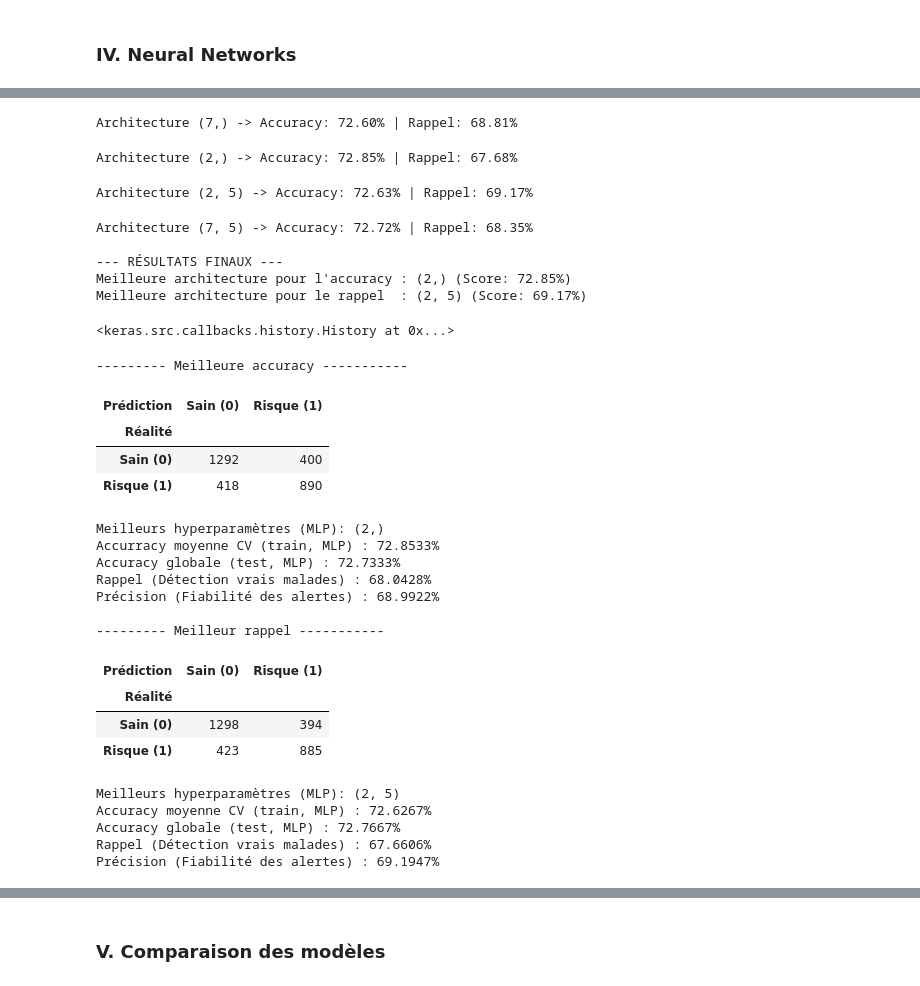
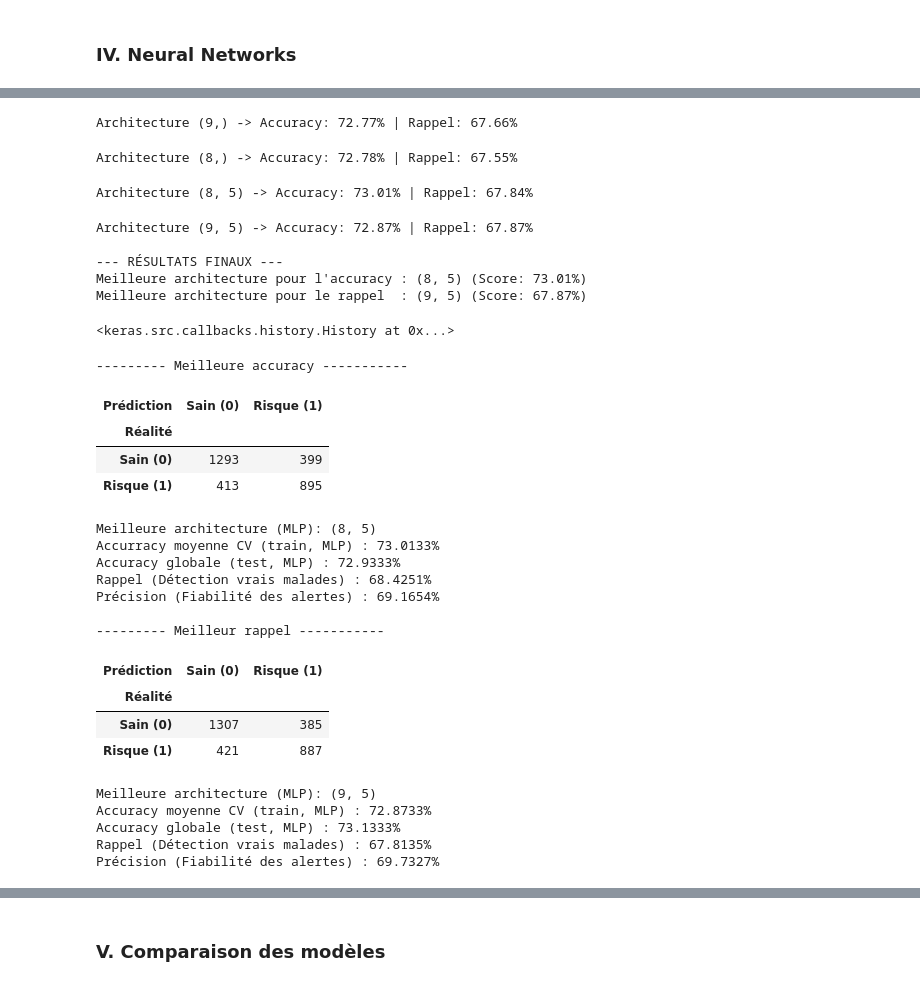
Before and after one commit to clairesn23/machine_learning, a Jupyter notebook: Projet_Python.ipynb, the cells around one changed output, grey strips where cells are left out. Saved outputs shown, nothing was run; the diff lists cells and outputs as text; code cells hidden in the pictures.

```diff
--- a/Projet_Python.ipynb
+++ b/Projet_Python.ipynb
@@ -844,10 +838,4 @@ WARNING:tensorflow:TensorFlow GPU support is not available on native Windows for
 # %%
-#########################################
-# Changer la couche de sortie et re run #
-#########################################
-
-
-
 # Nous cherchons maintenant à savoir si ajouter des couches permet d'obtenir de meilleurs scores
 architectures_a_tester = [(n_hidden_best_rap,), (n_hidden_best_acc,), (n_hidden_best_acc, 5), (n_hidden_best_rap, 5)]
 
@@ -867,15 +855,15 @@ for plan in architectures_a_tester:
             for nb_neurones in plan[1:]:
                 keras_model.add(Dense(nb_neurones, activation='sigmoid'))
 
-        keras_model.add(Dense(n_classes, activation='softmax'))  # keras_model.add(Dense(1, activation='sigmoid'))
+        keras_model.add(Dense(1, activation='sigmoid'))
 
         # Compilation & Entraînement
-        keras_model.compile(optimizer=SGD(learning_rate=0.3), loss='categorical_crossentropy')  # Plutot binary_crossentropy
-        keras_model.fit(Xr_train_c, to_categorical(y_train_c), epochs=15, batch_size=32, verbose=0) # Enlever to_categorical
+        keras_model.compile(optimizer=SGD(learning_rate=0.3), loss='binary_crossentropy')
+        keras_model.fit(Xr_train_c, y_train_c, epochs=15, batch_size=32, verbose=0)
 
         # Prédictions
         y_pred_prob = keras_model.predict(Xr_test_c, verbose=0)
-        y_pred_classes = np.argmax(y_pred_prob, axis=1)
+        y_pred_classes = (y_pred_prob > 0.5).astype(int)
 
         # Calcul des métriques
         acc = accuracy_score(y_test_c, y_pred_classes)
@@ -899,20 +887,15 @@ print("\n--- RÉSULTATS FINAUX ---")
 print(f"Meilleure architecture pour l'accuracy : {meilleur_plan_acc['plan']} (Score: {meilleur_plan_acc['acc']*100:.2f}%)")
 print(f"Meilleure architecture pour le rappel  : {meilleur_plan_rec['plan']} (Score: {meilleur_plan_rec['rec']*100:.2f}%)")
 # %% [output]
-Architecture (7,) -> Accuracy: 72.60% | Rappel: 68.81%
+Architecture (9,) -> Accuracy: 72.77% | Rappel: 67.66%
-Architecture (2,) -> Accuracy: 72.85% | Rappel: 67.68%
+Architecture (8,) -> Accuracy: 72.78% | Rappel: 67.55%
-Architecture (2, 5) -> Accuracy: 72.63% | Rappel: 69.17%
+Architecture (8, 5) -> Accuracy: 73.01% | Rappel: 67.84%
-Architecture (7, 5) -> Accuracy: 72.72% | Rappel: 68.35%
+Architecture (9, 5) -> Accuracy: 72.87% | Rappel: 67.87%
 
 --- RÉSULTATS FINAUX ---
-Meilleure architecture pour l'accuracy : (2,) (Score: 72.85%)
-Meilleure architecture pour le rappel  : (2, 5) (Score: 69.17%)
+Meilleure architecture pour l'accuracy : (8, 5) (Score: 73.01%)
+Meilleure architecture pour le rappel  : (9, 5) (Score: 67.87%)
 # %%
-#########################################
-# Changer la couche de sortie et re run #
-#########################################
-
-
 # Entraînement des MLP
 # Meilleur rappel
 mlp_rec = Sequential()
@@ -921,9 +904,9 @@ mlp_rec.add(Dense(plan_rec[0], input_dim=n_features, activation='sigmoid'))
 if len(plan_rec) > 1:
     for n in plan_rec[1:]:
         mlp_rec.add(Dense(n, activation='sigmoid'))
-mlp_rec.add(Dense(n_classes, activation='softmax'))  # mlp_rec.add(Dense(1, activation='sigmoid'))
-mlp_rec.compile(optimizer=SGD(learning_rate=0.3), loss='categorical_crossentropy') # Plutot binary_corssentropy
-mlp_rec.fit(Xr_train_c, to_categorical(y_train_c), epochs=15, batch_size=32, verbose=0) # Enlever to_categorical
+mlp_rec.add(Dense(1, activation='sigmoid'))
+mlp_rec.compile(optimizer=SGD(learning_rate=0.3), loss='binary_crossentropy')
+mlp_rec.fit(Xr_train_c, y_train_c, epochs=15, batch_size=32, verbose=0)
 
 # Meilleur accuracy
 mlp_acc = Sequential()
@@ -932,15 +915,15 @@ mlp_acc.add(Dense(plan_acc[0], input_dim=n_features, activation='sigmoid'))
 if len(plan_acc) > 1:
     for n in plan_acc[1:]:
         mlp_acc.add(Dense(n, activation='sigmoid'))
-mlp_acc.add(Dense(n_classes, activation='softmax'))  # mlp_rec.add(Dense(1, activation='sigmoid'))
-mlp_acc.compile(optimizer=SGD(learning_rate=0.3), loss='categorical_crossentropy') # Plutot binary_corssentropy
-mlp_acc.fit(Xr_train_c, to_categorical(y_train_c), epochs=15, batch_size=32, verbose=0) # Enlever to_categorical
+mlp_acc.add(Dense(1, activation='sigmoid'))
+mlp_acc.compile(optimizer=SGD(learning_rate=0.3), loss='binary_crossentropy')
+mlp_acc.fit(Xr_train_c, y_train_c, epochs=15, batch_size=32, verbose=0)
 # %% [output]
 <keras.src.callbacks.history.History at 0x...>
 # %%
 # Prédictions
 print("--------- Meilleure accuracy -----------\n")
-y_pred_acc = np.argmax(mlp_acc.predict(Xr_test_c, verbose=0), axis=1)  # On récupère la plus grande proba donnée par softmax
+y_pred_acc = (mlp_acc.predict(Xr_test_c, verbose=0)> 0.5).astype(int).flatten()
 
 # Table de résultats
 table = pd.crosstab(y_test_c, y_pred_acc,rownames=['Réalité'],colnames=['Prédiction']) # Création de la matrice de confusion
@@ -949,52 +932,52 @@ table.columns = ["Sain (0)", "Risque (1)"]
 table.index.name = "Réalité"
 table.columns.name = "Prédiction"
 display(table)
 
-print(f"Meilleurs hyperparamètres (MLP): {meilleur_plan_acc['plan']}")
+print(f"Meilleure architecture (MLP): {meilleur_plan_acc['plan']}")
 print(f"Accurracy moyenne CV (train, MLP) : {meilleur_plan_acc['acc']*100:.4f}%")
 print(f"Accuracy globale (test, MLP) : {accuracy_score(y_test_c, y_pred_acc)*100:.4f}%")
 print(f"Rappel (Détection vrais malades) : {recall_score(y_test_c, y_pred_acc)*100:.4f}%")
 print(f"Précision (Fiabilité des alertes) : {precision_score(y_test_c, y_pred_acc)*100:.4f}%")
 
 
 
 print("\n--------- Meilleur rappel -----------\n")
 # Prédictions
-y_pred_rap = np.argmax(mlp_rec.predict(Xr_test_c, verbose=0), axis=1)
+y_pred_rap = (mlp_rec.predict(Xr_test_c, verbose=0) > 0.5).astype(int).flatten()
 
 # Table de résultats
 table = pd.crosstab(y_test_c, y_pred_rap,rownames=['Réalité'],colnames=['Prédiction']) # Création de la matrice de confusion
 table.index = ["Sain (0)", "Risque (1)"]
 table.columns = ["Sain (0)", "Risque (1)"]
 table.index.name = "Réalité"
 table.columns.name = "Prédiction"
 display(table)
 
-print(f"Meilleurs hyperparamètres (MLP): {meilleur_plan_rec['plan']}")
+print(f"Meilleure architecture (MLP): {meilleur_plan_rec['plan']}")
 print(f"Accuracy moyenne CV (train, MLP) : {meilleur_plan_rec['acc']*100:.4f}%")
 print(f"Accuracy globale (test, MLP) : {accuracy_score(y_test_c, y_pred_rap)*100:.4f}%")
 print(f"Rappel (Détection vrais malades) : {recall_score(y_test_c, y_pred_rap)*100:.4f}%")
 print(f"Précision (Fiabilité des alertes) : {precision_score(y_test_c, y_pred_rap)*100:.4f}%")
 # %% [output]
 --------- Meilleure accuracy -----------
 | Prédiction | Sain (0) | Risque (1) |
 | Réalité |  |  |
-| Sain (0) | 1292 | 400 |
-| Risque (1) | 418 | 890 |
+| Sain (0) | 1293 | 399 |
+| Risque (1) | 413 | 895 |
-Meilleurs hyperparamètres (MLP): (2,)
-Accurracy moyenne CV (train, MLP) : 72.8533%
-Accuracy globale (test, MLP) : 72.7333%
-Rappel (Détection vrais malades) : 68.0428%
-Précision (Fiabilité des alertes) : 68.9922%
+Meilleure architecture (MLP): (8, 5)
+Accurracy moyenne CV (train, MLP) : 73.0133%
+Accuracy globale (test, MLP) : 72.9333%
+Rappel (Détection vrais malades) : 68.4251%
+Précision (Fiabilité des alertes) : 69.1654%
 
 --------- Meilleur rappel -----------
 | Prédiction | Sain (0) | Risque (1) |
 | Réalité |  |  |
-| Sain (0) | 1298 | 394 |
-| Risque (1) | 423 | 885 |
+| Sain (0) | 1307 | 385 |
+| Risque (1) | 421 | 887 |
-Meilleurs hyperparamètres (MLP): (2, 5)
-Accuracy moyenne CV (train, MLP) : 72.6267%
-Accuracy globale (test, MLP) : 72.7667%
-Rappel (Détection vrais malades) : 67.6606%
-Précision (Fiabilité des alertes) : 69.1947%
+Meilleure architecture (MLP): (9, 5)
+Accuracy moyenne CV (train, MLP) : 72.8733%
+Accuracy globale (test, MLP) : 73.1333%
+Rappel (Détection vrais malades) : 67.8135%
+Précision (Fiabilité des alertes) : 69.7327%
 # %% [markdown]
```
Also changed, not shown: parts of 19 cells of this notebook.
